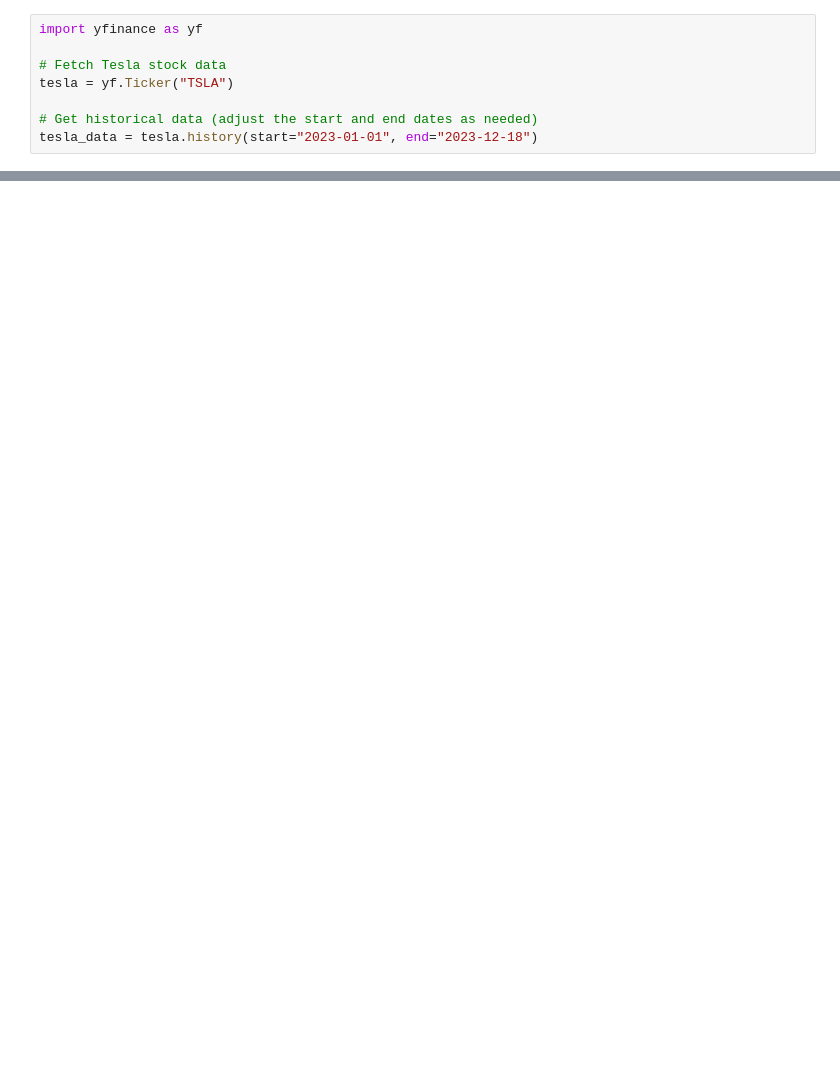
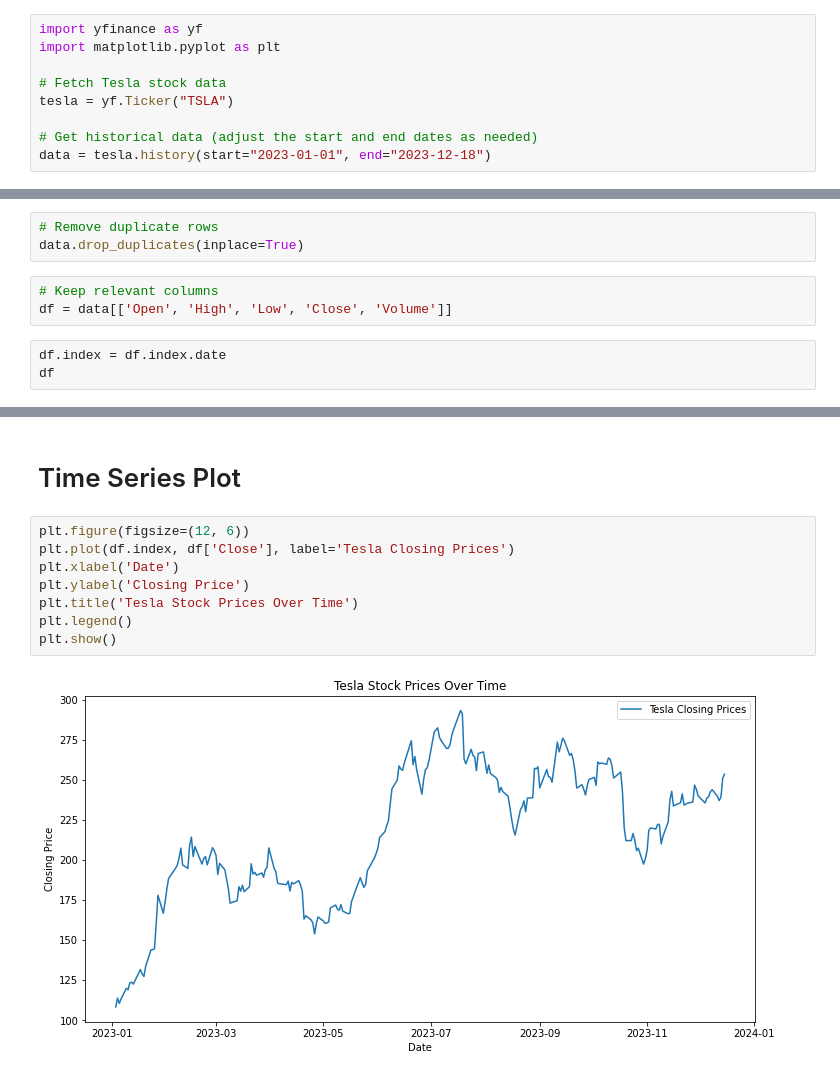
Before and after one commit to AnaghaVinayakKamat/Tesla-Stock-Prediction, a Jupyter notebook: Tesla_Stock_Prediction.ipynb, the cells around one changed output, grey strips where cells are left out. Drawn from its saved outputs; the diff is of its cells as text; blank space fills up the shorter version.

```diff
--- a/Tesla_Stock_Prediction.ipynb
+++ b/Tesla_Stock_Prediction.ipynb
@@ -24,8 +17,9 @@ Requirement already satisfied: certifi>=2017.4.17 in /usr/local/lib/python3.10/d
 # %%
 import yfinance as yf
+import matplotlib.pyplot as plt
 
 # Fetch Tesla stock data
 tesla = yf.Ticker("TSLA")
 
 # Get historical data (adjust the start and end dates as needed)
-tesla_data = tesla.history(start="2023-01-01", end="2023-12-18")
+data = tesla.history(start="2023-01-01", end="2023-12-18")
@@ -140,0 +47,9 @@ plt.show()
+# %%
+# Remove duplicate rows
+data.drop_duplicates(inplace=True)
+# %%
+# Keep relevant columns
+df = data[['Open', 'High', 'Low', 'Close', 'Volume']]
+# %%
+df.index = df.index.date
+df
@@ -140,0 +70,12 @@ plt.show()
+# %% [markdown]
+# Time Series Plot
+# %%
+plt.figure(figsize=(12, 6))
+plt.plot(df.index, df['Close'], label='Tesla Closing Prices')
+plt.xlabel('Date')
+plt.ylabel('Closing Price')
+plt.title('Tesla Stock Prices Over Time')
+plt.legend()
+plt.show()
+# %% [output]
+[figure, added]
```
Also changed, not shown: parts of 22 cells of this notebook.
